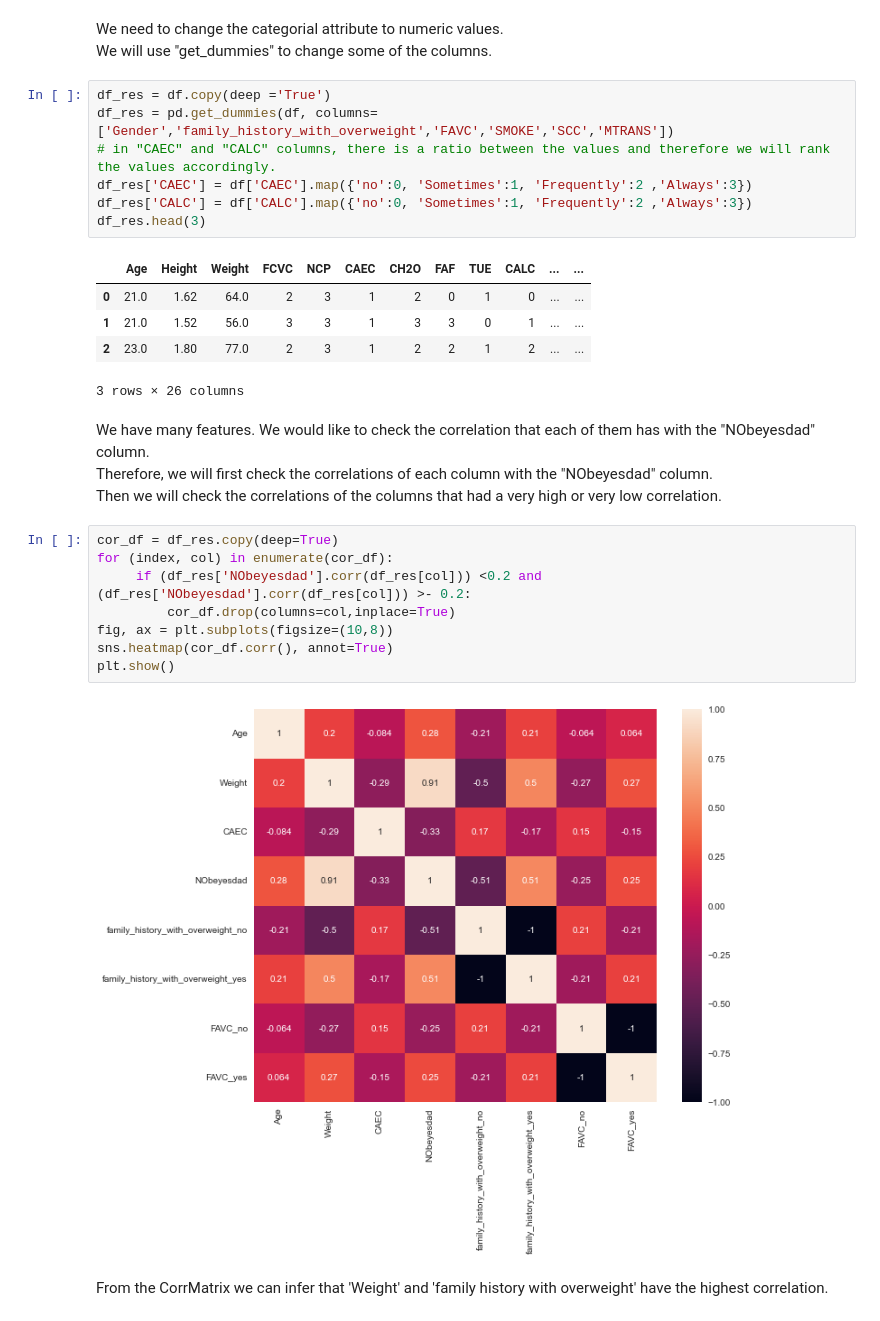
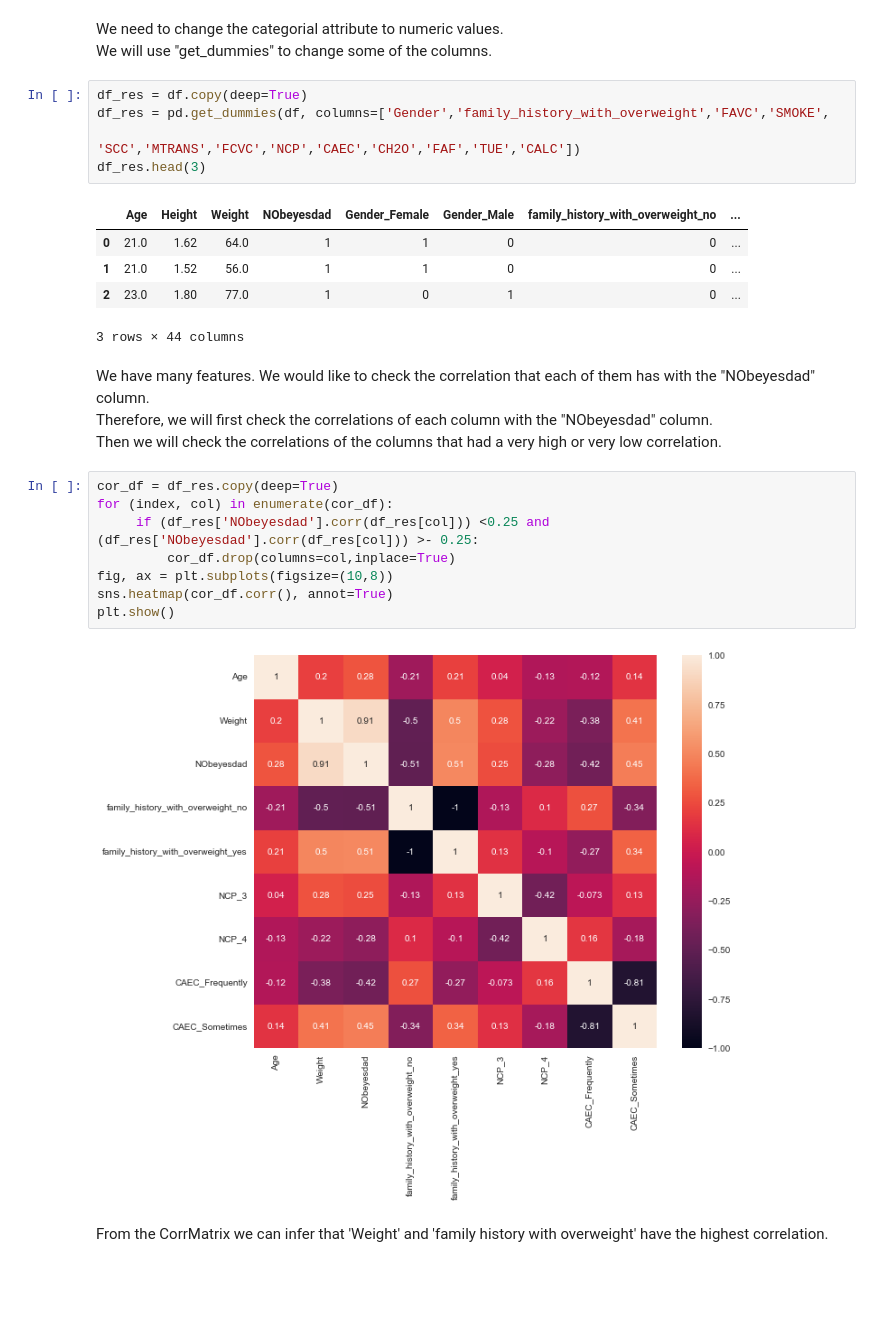
Before and after one commit to NoaAmichai/Obesity-Data-Science-Project, a Jupyter notebook: Obesity.ipynb, the cells around one changed output. Drawn from its saved outputs; the diff is of its cells as text; blank space fills up the shorter version.

```diff
--- a/Obesity.ipynb
+++ b/Obesity.ipynb
@@ -195,18 +195,16 @@ In addition we can see that in "Obesity Type II" there are mostly males and in "
 We need to change the categorial attribute to numeric values.<br>
 We will use "get_dummies" to change some of the columns.<br>
 # %%
-df_res = df.copy(deep ='True')
-df_res = pd.get_dummies(df, columns=['Gender','family_history_with_overweight','FAVC','SMOKE','SCC','MTRANS'])
-# in "CAEC" and "CALC" columns, there is a ratio between the values and therefore we will rank the values accordingly.
-df_res['CAEC'] = df['CAEC'].map({'no':0, 'Sometimes':1, 'Frequently':2 ,'Always':3})
-df_res['CALC'] = df['CALC'].map({'no':0, 'Sometimes':1, 'Frequently':2 ,'Always':3})
+df_res = df.copy(deep=True)
+df_res = pd.get_dummies(df, columns=['Gender','family_history_with_overweight','FAVC','SMOKE',
+                                     'SCC','MTRANS','FCVC','NCP','CAEC','CH2O','FAF','TUE','CALC'])
 df_res.head(3)
 # %% [output]
-|  | Age | Height | Weight | FCVC | NCP | CAEC | CH2O | FAF | TUE | CALC | ... | ... |
-| 0 | 21.0 | 1.62 | 64.0 | 2 | 3 | 1 | 2 | 0 | 1 | 0 | ... | ... |
-| 1 | 21.0 | 1.52 | 56.0 | 3 | 3 | 1 | 3 | 3 | 0 | 1 | ... | ... |
-| 2 | 23.0 | 1.80 | 77.0 | 2 | 3 | 1 | 2 | 2 | 1 | 2 | ... | ... |
+|  | Age | Height | Weight | NObeyesdad | Gender_Female | Gender_Male | family_history_with_overweight_no | ... |
+| 0 | 21.0 | 1.62 | 64.0 | 1 | 1 | 0 | 0 | ... |
+| 1 | 21.0 | 1.52 | 56.0 | 1 | 1 | 0 | 0 | ... |
+| 2 | 23.0 | 1.80 | 77.0 | 1 | 0 | 1 | 0 | ... |
-3 rows × 26 columns
+3 rows × 44 columns
 # %% [markdown]
 We have many features. We would like to check the correlation that each of them has with the "NObeyesdad" column.<br>
 Therefore, we will first check the correlations of each column with the "NObeyesdad" column.<br>
@@ -214,13 +212,13 @@ Then we will check the correlations of the columns that had a very high or very
 # %%
 cor_df = df_res.copy(deep=True)
 for (index, col) in enumerate(cor_df):
-     if (df_res['NObeyesdad'].corr(df_res[col])) <0.2 and (df_res['NObeyesdad'].corr(df_res[col])) >- 0.2:
+     if (df_res['NObeyesdad'].corr(df_res[col])) <0.25 and (df_res['NObeyesdad'].corr(df_res[col])) >- 0.25:
          cor_df.drop(columns=col,inplace=True)
 fig, ax = plt.subplots(figsize=(10,8))
 sns.heatmap(cor_df.corr(), annot=True)
 plt.show()
 # %% [output]
-[figure, old version]
+[figure, new version]
 # %% [markdown]
 From the CorrMatrix we can infer that 'Weight' and 'family history with overweight'  have the highest correlation.
 # %%
```
Also changed, not shown: parts of 7 cells of this notebook.
